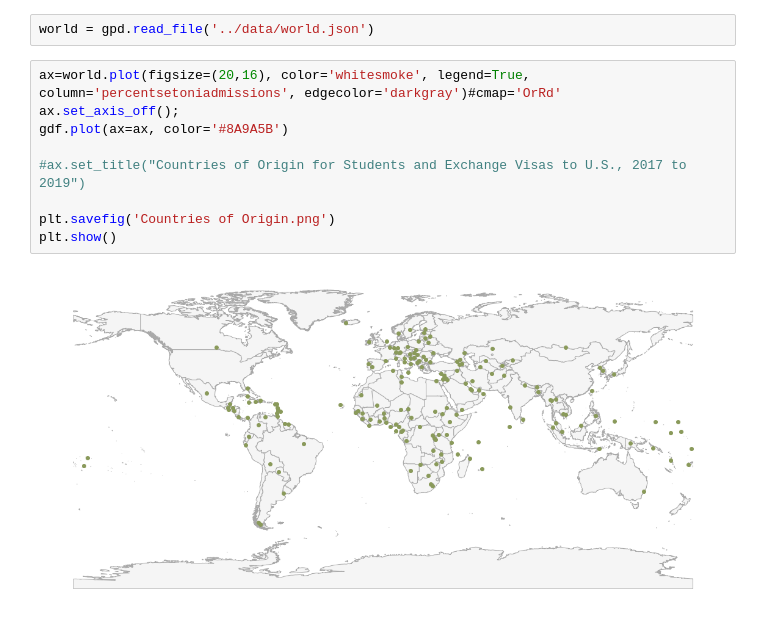
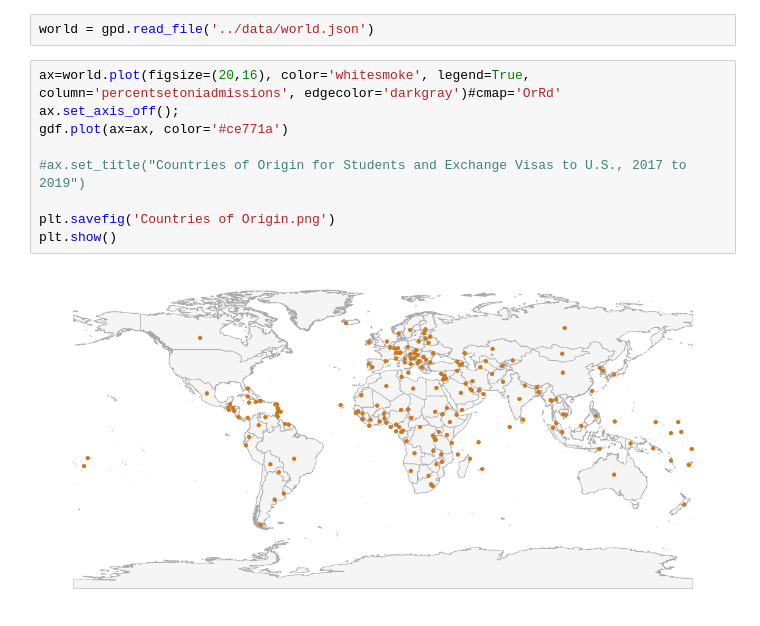
Before and after one commit to jojuka/Capstone, a Jupyter notebook: notebooks/CountryGeo.ipynb, the cells around one changed output. Cells and saved outputs as stored; diff of their text form.

```diff
--- a/notebooks/CountryGeo.ipynb
+++ b/notebooks/CountryGeo.ipynb
@@ -107,11 +107,11 @@ world = gpd.read_file('../data/world.json')
 # %%
 ax=world.plot(figsize=(20,16), color='whitesmoke', legend=True, column='percentsetoniadmissions', edgecolor='darkgray')#cmap='OrRd'
 ax.set_axis_off();
-gdf.plot(ax=ax, color='#8A9A5B')
+gdf.plot(ax=ax, color='#ce771a')
 
 #ax.set_title("Countries of Origin for Students and Exchange Visas to U.S., 2017 to 2019")
 
 plt.savefig('Countries of Origin.png')
 plt.show()
 # %% [output]
-[figure, old version]
+[figure, new version]
```
Also changed, not shown: parts of 5 cells of this notebook, 2 other files.
